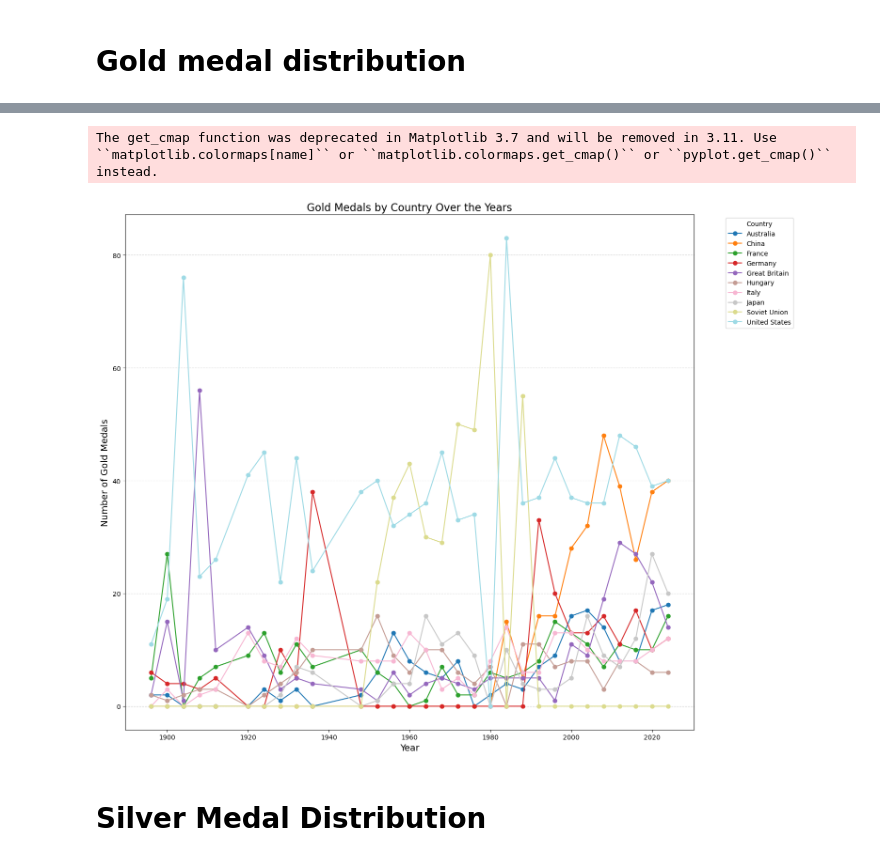
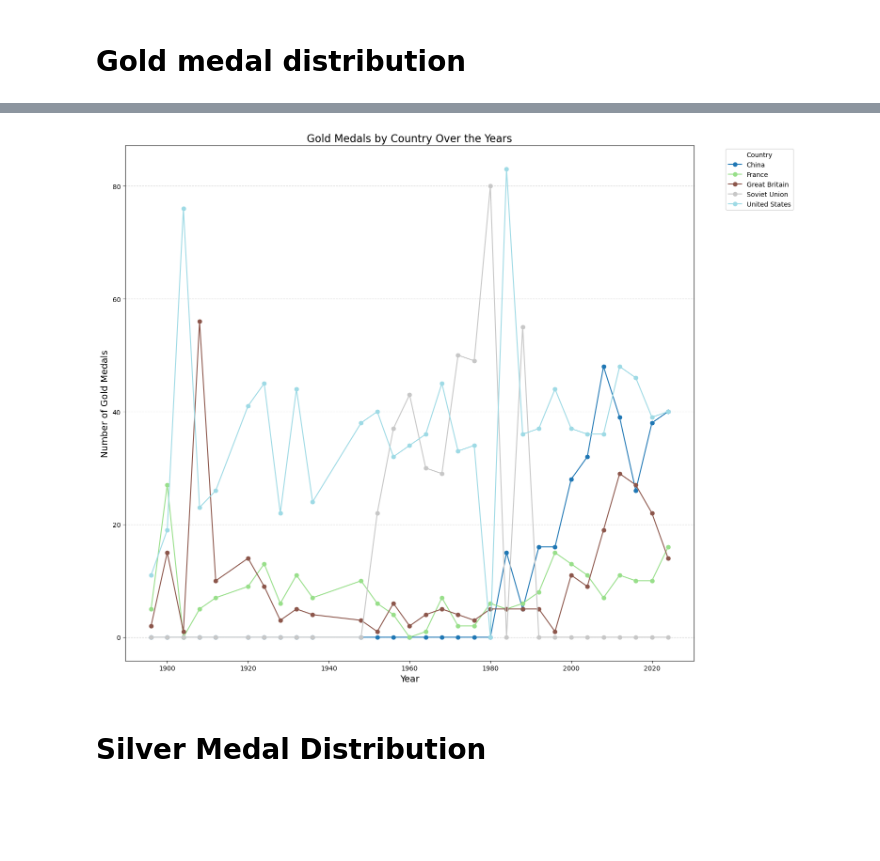
Before and after one commit to SuramyaAngdembay/mcm25, a Jupyter notebook: medal_count.ipynb, the cells around one changed output, grey strips where cells are left out. Cells and saved outputs as stored; diff of their text form; code cells hidden in the pictures; blank space fills up the shorter version.

Commit message:
New graphs with sports and athletes data insights generated

```diff
--- a/medal_count.ipynb
+++ b/medal_count.ipynb
@@ -183,0 +219,36 @@ plt.show()
+# %%
+# Top 20 gold medals distribution over the year
+import matplotlib.cm as cm
+
+top_countries = ['United States', 'Brazil', 'Greece', 'France', 'Australia']
+
+top_countries
+
+# Select rows where the NOC is in the selected_countries list
+selected_rows = df_medal_count[df_medal_count['NOC'].isin(top_countries)]
+selected_rows
+
+plt.figure(figsize=(11,7))
+
+for country in top_countries:
+    selected_country_row = selected_rows[selected_rows['NOC'] == country]
+
+
+    plt.plot(
+        selected_country_row['Year'], selected_country_row['Total'],
+        marker='o', label=country,
+          # Assign a distinct color to each line
+    )
+
+
+# Customization
+# plt.title("Total Medals by Country Over the Years", fontsize=16)
+plt.xlabel("Year", fontsize=14)
+# plt.ylabel("Number of Medals", fontsize=14)
+plt.legend(title="Country", bbox_to_anchor=(1.05, 1), loc='upper left')
+plt.grid(axis="y", linestyle="--", alpha=0.7)
+
+# Show the plot
+plt.tight_layout()
+plt.savefig('./images/total_medal.png')
+plt.show()
@@ -185,42 +310,41 @@ plt.show()
 # Top 20 gold medals distribution over the year
 import matplotlib.cm as cm
 
-top_countries = result[0:10]['NOC']
+top_countries = result[0:5]['NOC']
 
 
 # Select rows where the NOC is in the selected_countries list
 selected_rows = df_medal_count[df_medal_count['NOC'].isin(top_countries)]
 
 # Group by Year and NOC, then sum gold medals (if needed)
 grouped = selected_rows.groupby(['Year', 'NOC'])['Gold'].sum().unstack(fill_value=0)
 
 # Generate a colormap with a distinct color for each country
 num_countries = len(grouped.columns)
 colors = cm.get_cmap('tab20', num_countries)  # Use 'tab20' or another colormap
 
 # Plotting
 plt.figure(figsize=(15, 12))
 
 for idx, country in enumerate(grouped.columns):
     plt.plot(
         grouped.index, grouped[country],
         marker='o', label=country,
         color=colors(idx)  # Assign a distinct color to each line
     )
 
 # Customization
 plt.title("Gold Medals by Country Over the Years", fontsize=16)
 plt.xlabel("Year", fontsize=14)
 plt.ylabel("Number of Gold Medals", fontsize=14)
 plt.legend(title="Country", bbox_to_anchor=(1.05, 1), loc='upper left')
 plt.grid(axis="y", linestyle="--", alpha=0.7)
 
 # Show the plot
 plt.tight_layout()
 plt.show()
 # %% [output]
-The get_cmap function was deprecated in Matplotlib 3.7 and will be removed in 3.11. Use ``matplotlib.colormaps[name]`` or ``matplotlib.colormaps.get_cmap()`` or ``pyplot.get_cmap()`` instead.
-[figure, old version]
+[figure, new version]
 # %% [markdown]
 # Silver Medal Distribution
 # %%
```
Also changed, not shown: parts of 5 cells of this notebook, 3 other files.
